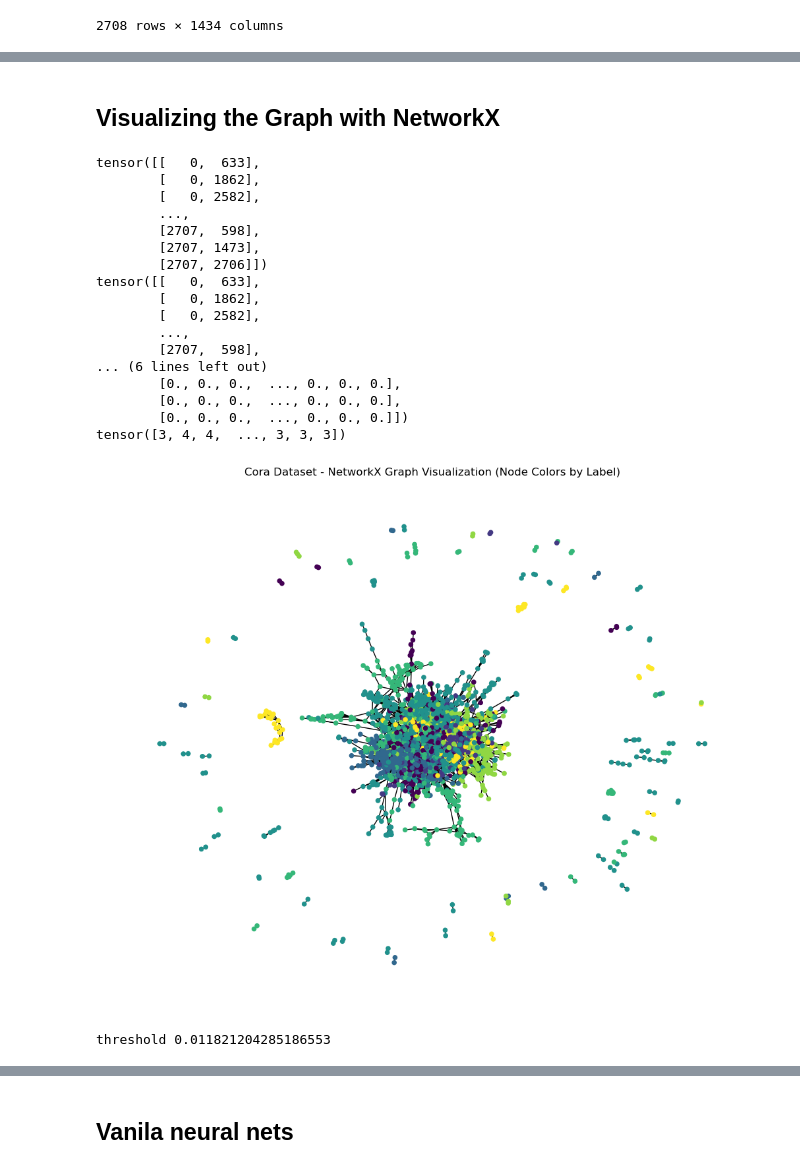
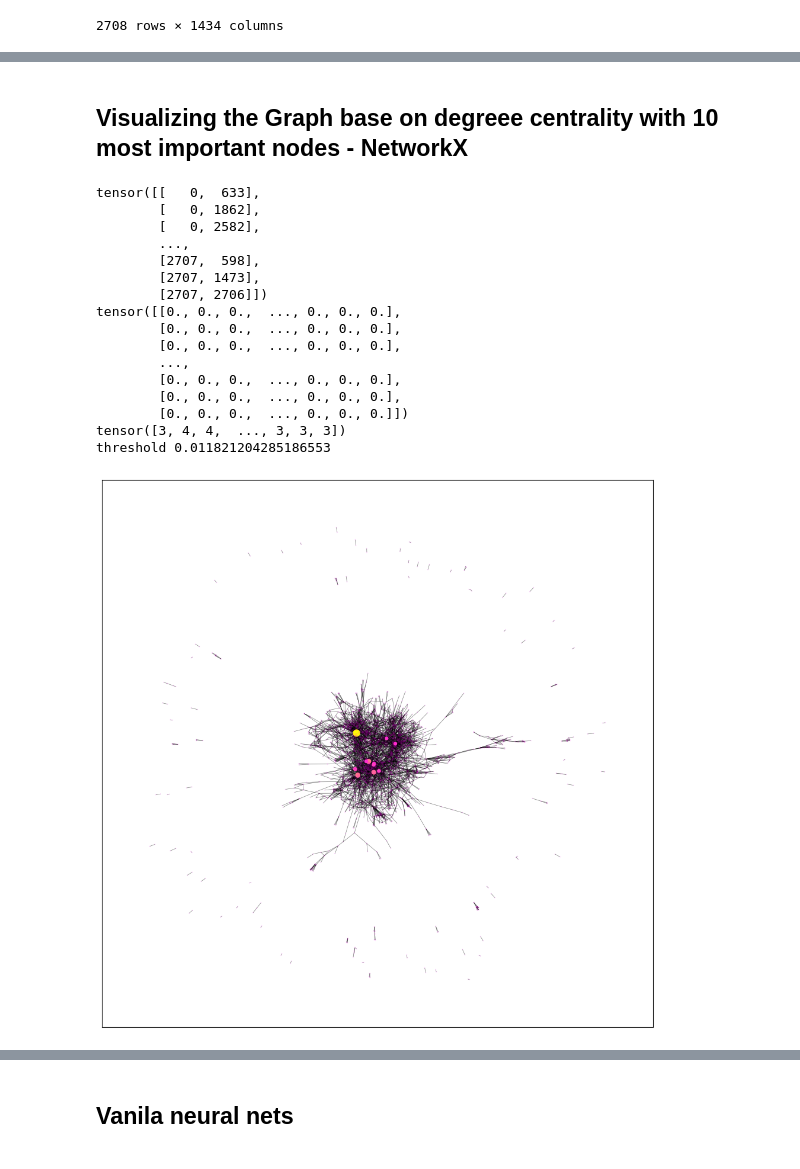
Before and after one commit to justramle/GNN-GCN-VNN-on-CoraDataset, a Jupyter notebook: gnn.ipynb, the cells around one changed output, grey strips where cells are left out. Saved outputs shown, nothing was run; the diff lists cells and outputs as text; code cells hidden in the pictures.

```diff
--- a/gnn.ipynb
+++ b/gnn.ipynb
@@ -115,11 +120,11 @@ Average node degree: 3.90
 | 0 | 2708.0 | 3.9 | 5.23 | 1.0 | 2.0 | 3.0 | 5.0 | 168.0 |
 [figure]
 # %% [markdown]
-## Visualizing the Graph with NetworkX
+## Visualizing the Graph base on degreee centrality with 10 most important nodes - NetworkX
 # %%
 
-tranpose = data.edge_index.T
-print(tranpose)
+# tranpose = data.edge_index.T
+# print(tranpose)
 
 adj = data.edge_index.t()
 print(adj)
@@ -128,47 +133,57 @@ features = data.x
 print(features)
 
 labels = data.y
 print(labels)
 
-plt.figure(figsize=(10, 8))
-Gr = to_networkx(data, to_undirected=True)
-nx.draw_spring(G, node_size=20, arrows=False, node_color=labels)
-plt.title("Cora Dataset - NetworkX Graph Visualization (Node Colors by Label)")
-plt.show()
+# plt.figure(figsize=(10, 8))
+# Gr = to_networkx(data, to_undirected=True)
+# nx.draw_spring(G, node_size=20, arrows=False, node_color=labels)
+# plt.title("Cora Dataset - NetworkX Graph Visualization (Node Colors by Label)")
+# plt.show()
 
 G = to_networkx(data, to_undirected=True)
-pos = nx.spring_layout(G, seed=42)
+pos = nx.spring_layout(G)
 cent = nx.degree_centrality(G)
-node_size = list(map(lambda x: x * 500, cent.values()))
+
+# collect degree values (connections) for each nodes
+# node_size = list(map(lambda x: x * 1000, cent.values()))
+node_size = []
+for x in cent.values():
+    node_size.append(x*1000)
+
+# convert degree values in numpy array and show top most connected nodes
 cent_array = np.array(list(cent.values()))
 threshold = sorted(cent_array, reverse=True)[10]
 print("threshold", threshold)
+
+
 cent_bin = np.where(cent_array >= threshold, 1, 0.1)
+normalized_cent = (cent_array - min(cent_array)) / (max(cent_array) - min(cent_array))
+
 plt.figure(figsize=(12, 12))
 nodes = nx.draw_networkx_nodes(G, pos, node_size=node_size,
-                               cmap=plt.cm.plasma,
-                               node_color=cent_bin,
+                               cmap=plt.cm.spring,
+                               node_color=normalized_cent,
                                nodelist=list(cent.keys()),
                                alpha=cent_bin)
-edges = nx.draw_networkx_edges(G, pos, width=0.25, alpha=0.3)
+
+edges = nx.draw_networkx_edges(G, pos, width=0.5, alpha=0.5)
 plt.show()
 # %% [output]
 tensor([[   0,  633],
         [   0, 1862],
         [   0, 2582],
         ...,
         [2707,  598],
         [2707, 1473],
         [2707, 2706]])
-tensor([[   0,  633],
-        [   0, 1862],
-        [   0, 2582],
+tensor([[0., 0., 0.,  ..., 0., 0., 0.],
+        [0., 0., 0.,  ..., 0., 0., 0.],
+        [0., 0., 0.,  ..., 0., 0., 0.],
         ...,
-        [2707,  598],
-... (6 lines left out)
         [0., 0., 0.,  ..., 0., 0., 0.],
         [0., 0., 0.,  ..., 0., 0., 0.],
         [0., 0., 0.,  ..., 0., 0., 0.]])
 tensor([3, 4, 4,  ..., 3, 3, 3])
+threshold 0.011821204285186553
-[figure, old version]
+[figure, new version]
-threshold 0.011821204285186553
```
Also changed, not shown: parts of 11 cells of this notebook, 1 other file.
